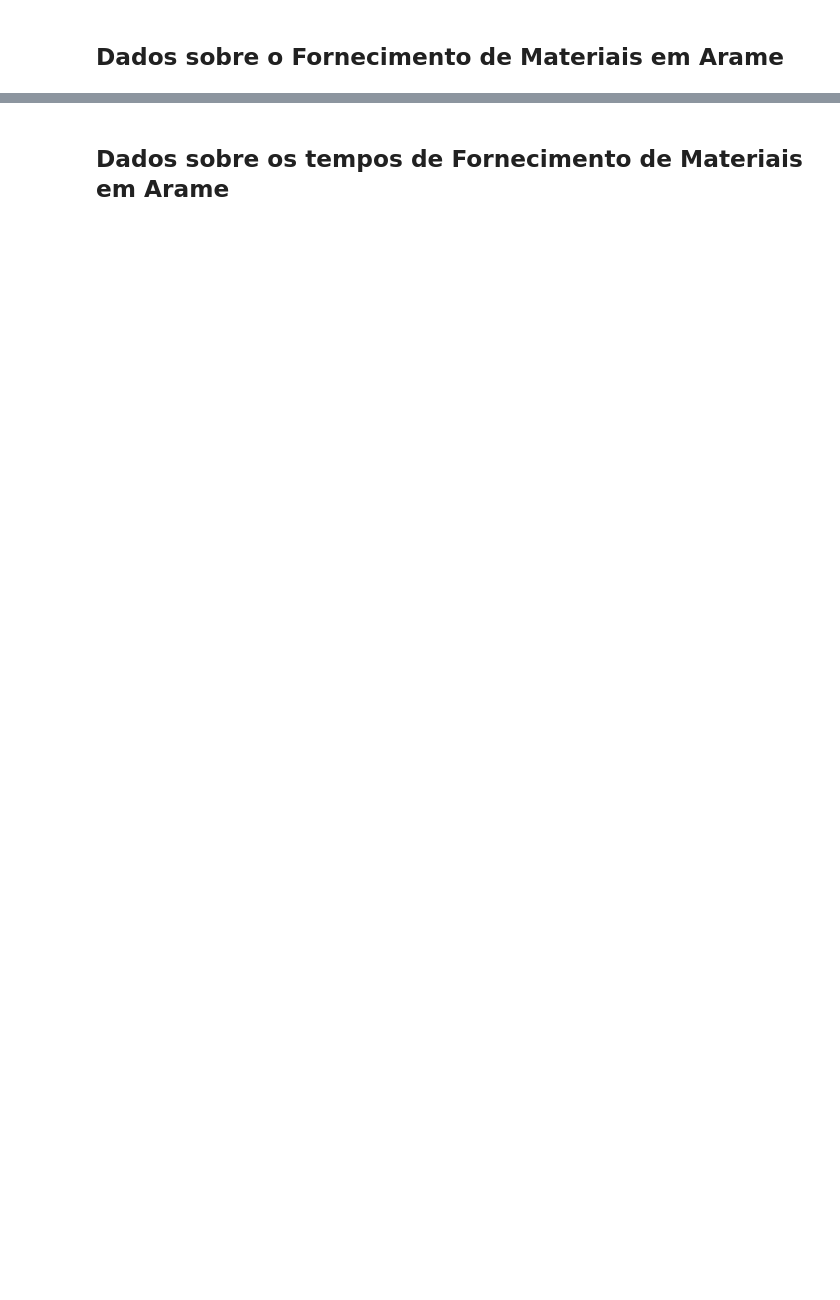
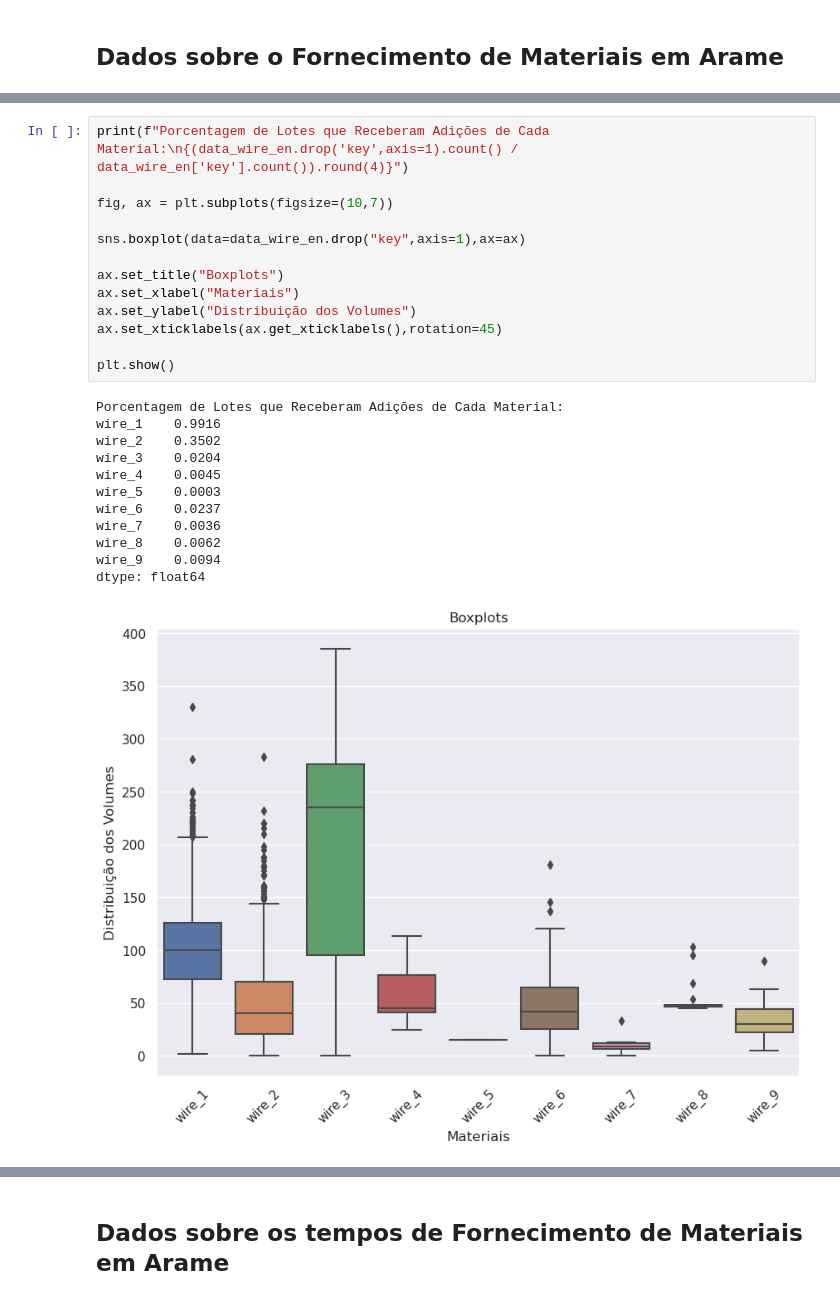
Before and after one commit to danendless/TT-Sprint17-FINAL-PROJECT, a Jupyter notebook: notebooks/steelproof_notebook_work_plan.ipynb, the cells around one changed output, grey strips where cells are left out. Drawn from its saved outputs; the diff is of its cells as text; blank space fills up the shorter version.

```diff
--- a/notebooks/steelproof_notebook_work_plan.ipynb
+++ b/notebooks/steelproof_notebook_work_plan.ipynb
@@ -516,0 +714,26 @@ CONCLUSAO SOBRE DISTRIBUIÇÕES
+# %%
+print(f"Porcentagem de Lotes que Receberam Adições de Cada Material:\n{(data_wire_en.drop('key',axis=1).count() / data_wire_en['key'].count()).round(4)}")
+
+fig, ax = plt.subplots(figsize=(10,7))
+
+sns.boxplot(data=data_wire_en.drop("key",axis=1),ax=ax)
+
+ax.set_title("Boxplots")
+ax.set_xlabel("Materiais")
+ax.set_ylabel("Distribuição dos Volumes")
+ax.set_xticklabels(ax.get_xticklabels(),rotation=45)
+
+plt.show()
+# %% [output]
+Porcentagem de Lotes que Receberam Adições de Cada Material:
+wire_1    0.9916
+wire_2    0.3502
+wire_3    0.0204
+wire_4    0.0045
+wire_5    0.0003
+wire_6    0.0237
+wire_7    0.0036
+wire_8    0.0062
+wire_9    0.0094
+dtype: float64
+[figure, added]
```
Also changed, not shown: parts of 75 cells of this notebook.
